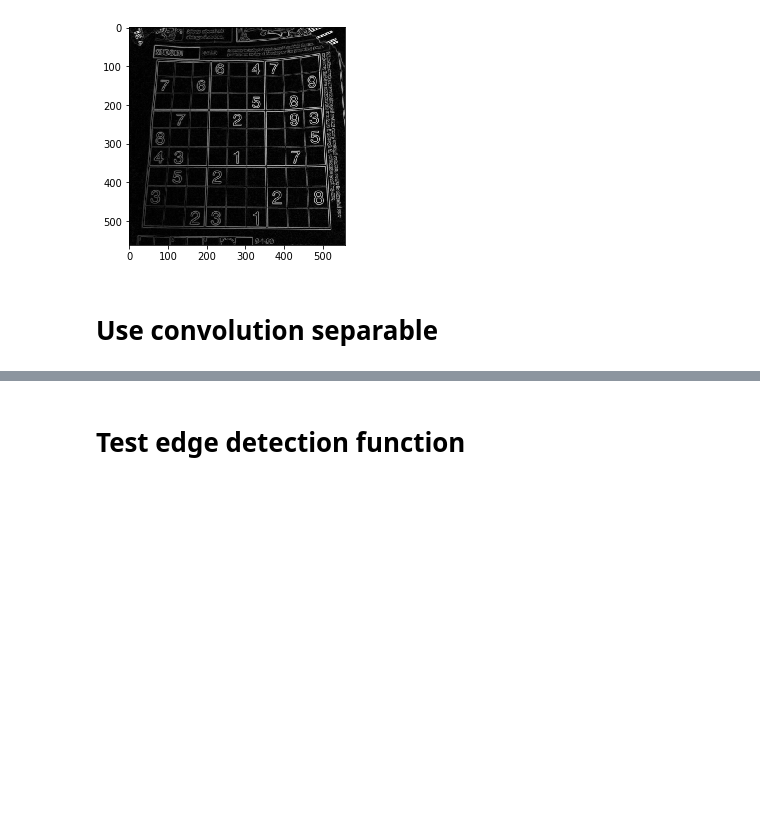
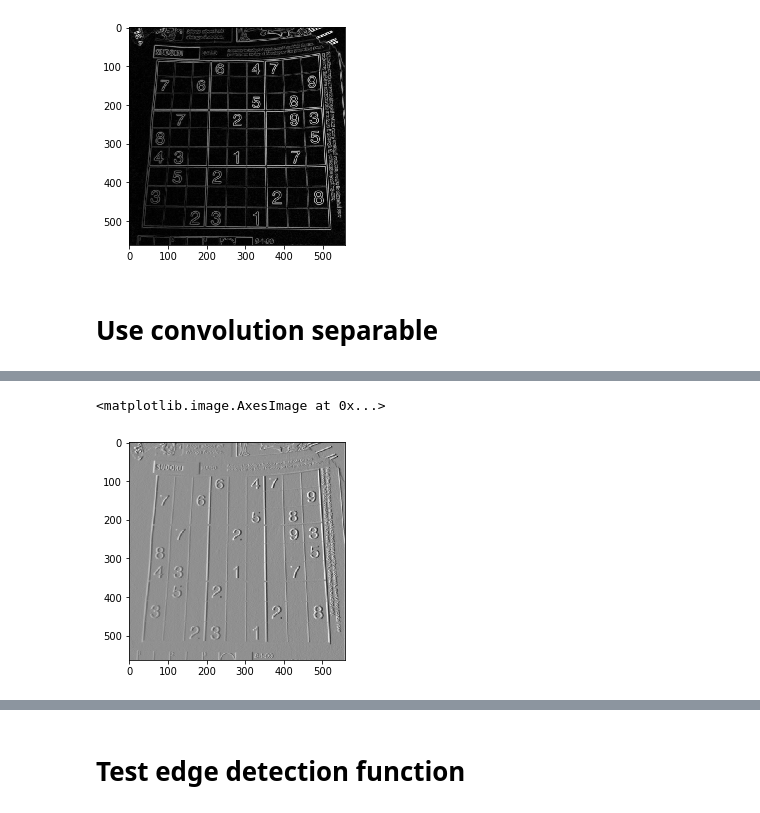
Before and after one commit to GuidoBallabio/embeddedPython, a Jupyter notebook: edge_detection.ipynb, the cells around one changed output, grey strips where cells are left out. Cells and saved outputs as stored; diff of their text form; code cells hidden in the pictures; blank space fills up the shorter version.

```diff
--- a/edge_detection.ipynb
+++ b/edge_detection.ipynb
@@ -71,9 +76,10 @@ array([[ 1,  0, -1],
 # %%
 sobel = np.array([[1, 2, 1], [0, 0, 0], [-1, -2, -1]])
 
-flattened = gray.reshape(-1)
+flattened = gray.flatten()
 
 %time out = convolution.convolution_separable(flattened, sobel)
 
 out = out.reshape((nRows, nCols))
 plt.imshow(out,cmap='gray')
+# %% [output]
@@ -79,0 +88,2 @@ plt.imshow(out,cmap='gray')
+<matplotlib.image.AxesImage at 0x...>
+[figure, added]
```
Also changed, not shown: parts of 7 cells of this notebook, 2 other files.
